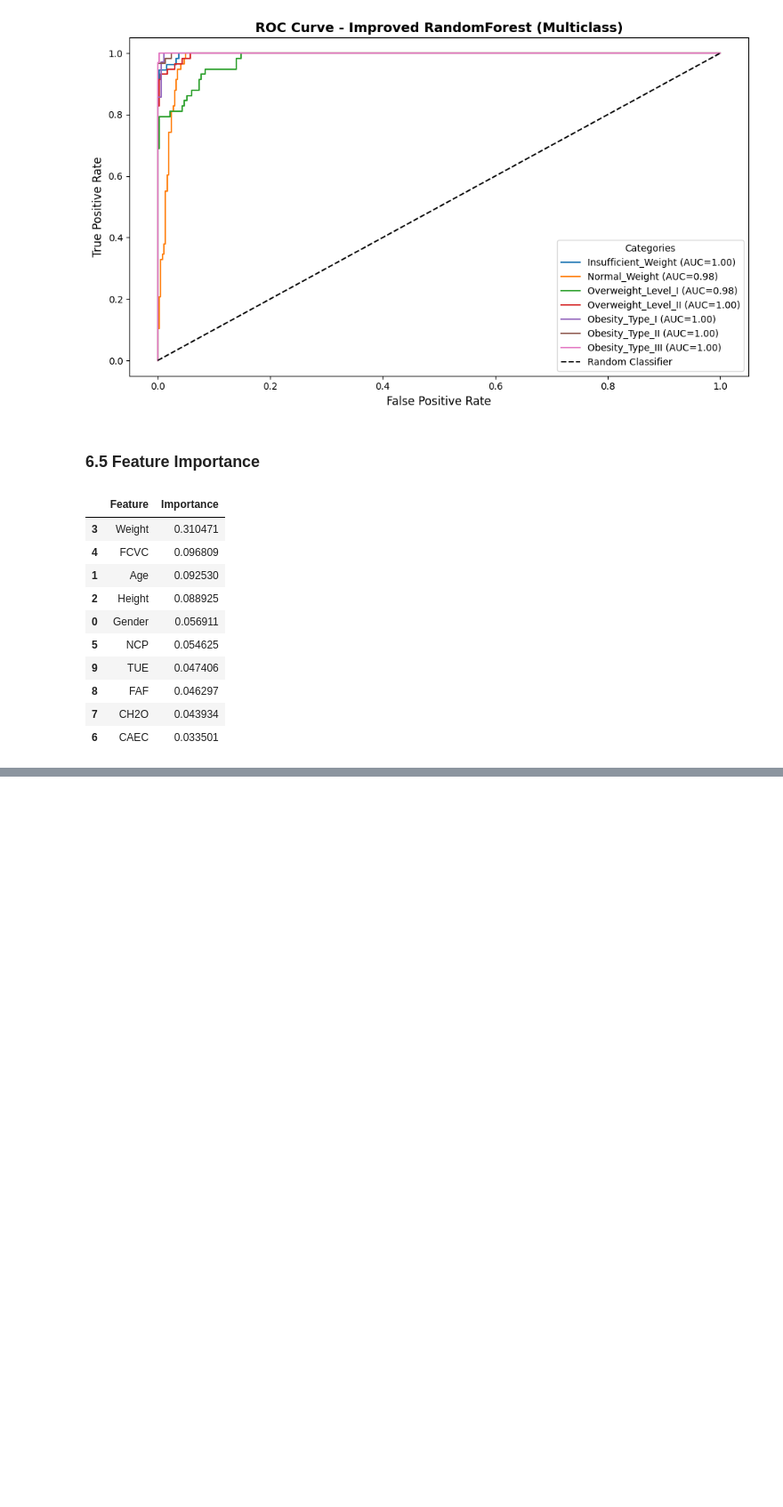
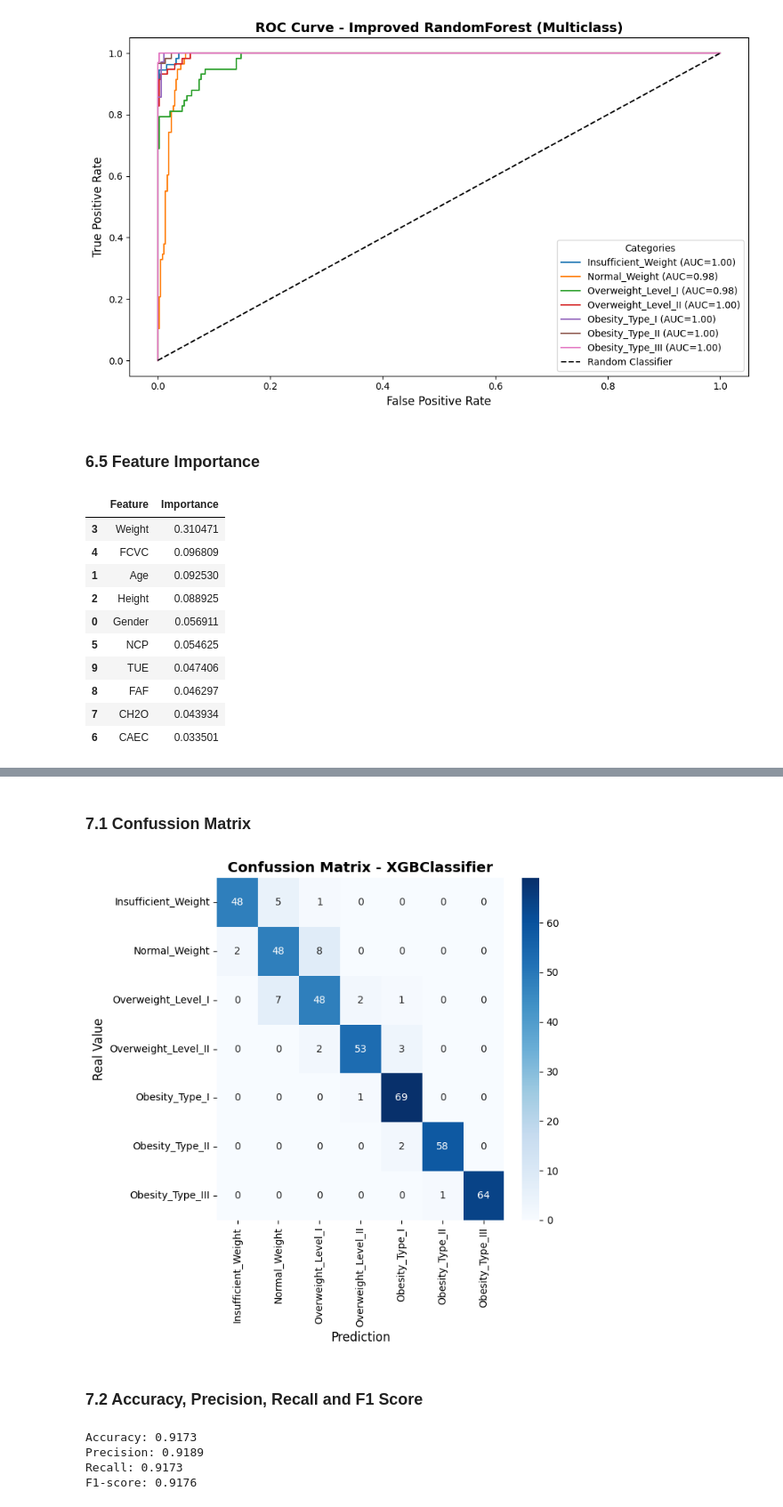
Before and after one commit to AndrsGzRo/Predicting-Obesity-Levels-with-Machine-Learning, a Jupyter notebook: Predicting_Obesity_Levels_MI.ipynb, the cells around one changed output, grey strips where cells are left out. Shown at 89% size. Saved outputs shown, nothing was run; the diff lists cells and outputs as text; code cells hidden in the pictures; blank space fills up the shorter version.

```diff
--- a/Predicting_Obesity_Levels_MI.ipynb
+++ b/Predicting_Obesity_Levels_MI.ipynb
@@ -715,0 +751,56 @@ Passing `palette` without assigning `hue` is deprecated and will be removed in v
+# %% [markdown]
+### 7.1 Confussion Matrix
+# %%
+# Labels
+labels = [0,1,2,3,4,5,6]
+classes= [
+    'Insufficient_Weight',
+    'Normal_Weight',
+    'Overweight_Level_I',
+    'Overweight_Level_II',
+    'Obesity_Type_I',
+    'Obesity_Type_II',
+    'Obesity_Type_III'
+]
+
+# Predict
+y_pred = xgb.predict(X_val_scaled)
+
+# Confussion Matrix
+cm = confusion_matrix(y_val,y_pred,labels=labels)
+cm_df = pd.DataFrame(cm,index=classes,columns=classes)
+
+# Plot
+plt.figure(figsize=(7,7))
+sns.heatmap(cm_df,
+            annot=True,
+            fmt='d',
+            cmap='Blues')
+plt.title('Confussion Matrix - XGBClassifier',fontsize=14,fontweight='bold')
+plt.xlabel('Prediction',fontsize=12)
+plt.ylabel('Real Value',fontsize=12)
+plt.tight_layout()
+plt.show()
+# %% [output]
+[figure, added]
+# %% [markdown]
+### 7.2 Accuracy, Precision, Recall and F1 Score
+# %%
+# Prediction
+y_pred = xgb.predict(X_val_scaled)
+
+# Metrics
+accuracy = accuracy_score(y_val,y_pred)
+precision = precision_score(y_val,y_pred,average='weighted')
+recall = recall_score(y_val,y_pred,average='weighted')
+f1 = f1_score(y_val,y_pred,average='weighted')
+
+print(f"Accuracy: {accuracy:.4f}")
+print(f"Precision: {precision:.4f}")
+print(f"Recall: {recall:.4f}")
+print(f"F1-score: {f1:.4f}")
+# %% [output]
+Accuracy: 0.9173
+Precision: 0.9189
+Recall: 0.9173
+F1-score: 0.9176
```
Also changed, not shown: parts of 11 cells of this notebook.
